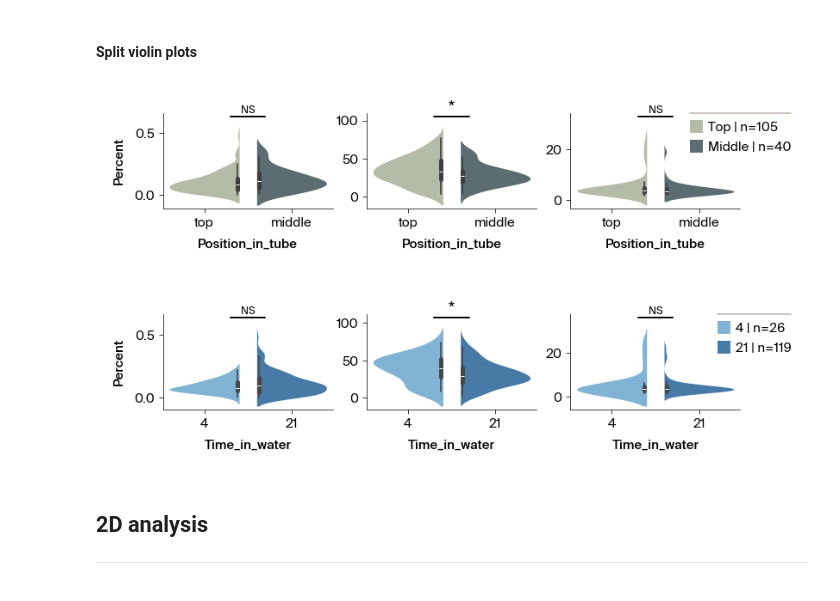
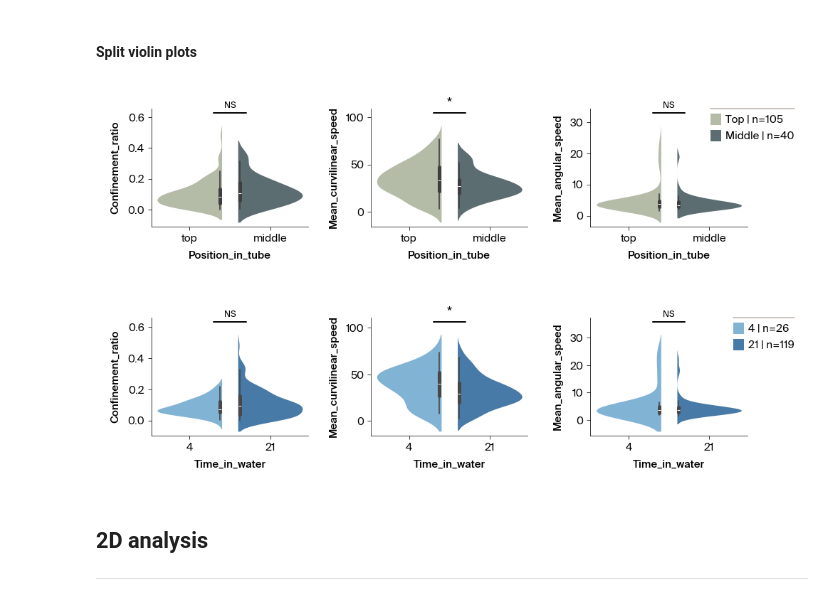
Before and after one commit to Arcadia-Science/2024-unicellular-tracking, a Jupyter notebook: notebooks/3_motility-analysis-in-pools.ipynb, the cells around one changed output. Drawn from its saved outputs; the diff is of its cells as text; code cells hidden in the pictures.

Commit message:
Update 3_motility-analysis-in-pools.ipynb
Correct ylabel and take stabs at linting issue

```diff
--- a/notebooks/3_motility-analysis-in-pools.ipynb
+++ b/notebooks/3_motility-analysis-in-pools.ipynb
@@ -97,14 +97,13 @@ for k, experimental_variable in enumerate(experimental_variables):
     ncols = len(metrics_subset)
     fig, axes = plt.subplots(
         ncols=ncols,
-        figsize=(4 * ncols, 2),
+        figsize=(5 * ncols, 3),
     )
 
     # loop through select metrics
     for i, metric in enumerate(metrics_subset):
         last = len(metrics_subset) - 1
         legend = True if i == last else False
-        ylabel = "Percent" if i == 0 else ""
 
         # render violin plot
         g = sns.violinplot(
@@ -128,39 +127,41 @@ for k, experimental_variable in enumerate(experimental_variables):
             metric,
         ]
         distribution_B = motility_metrics_dataframe.loc[
             motility_metrics_dataframe[experimental_variable] == experimental_variable_values[1],
             metric,
         ]
 
         # perform Mann-Whitney U test + annotate statistical significance
         annotate_statistical_significance(
             distribution_A, distribution_B, axes[i], center_annotation=True
         )
 
         # axis-level aesthetics
-        axes[i].set_ylabel(ylabel)
         sns.despine(ax=axes[i])
         if legend:
             # add sample size to legend
             handles, labels = axes[i].get_legend_handles_labels()
             labels_with_sample_sizes = []
             for label in labels:
-                sample_size = len(motility_metrics_dataframe.loc[
-                    motility_metrics_dataframe[experimental_variable].astype(str) == label
-                ])
+                sample_size = len(
+                    motility_metrics_dataframe.loc[
+                        motility_metrics_dataframe[experimental_variable].astype(str) == label
+                    ]
+                )
                 label += f" | n={sample_size}"
                 labels_with_sample_sizes.append(label)
             axes[i].legend(handles, labels_with_sample_sizes)
             # move (recreate) legend in a better spot
             sns.move_legend(axes[i], "upper right", bbox_to_anchor=(1.3, 1))
         apc.mpl.style_plot(axes[i])
 
     # save figure
+    plt.subplots_adjust(wspace=0.4)
     panel = string.ascii_uppercase[k]
     plt.savefig(f"../results/figure-5{panel}.svg")
 # %% [output]
-[figure, old version]
+[figure, new version]
-[figure, old version]
+[figure, new version]
 # %% [markdown]
 ## 2D analysis
 ---
```
